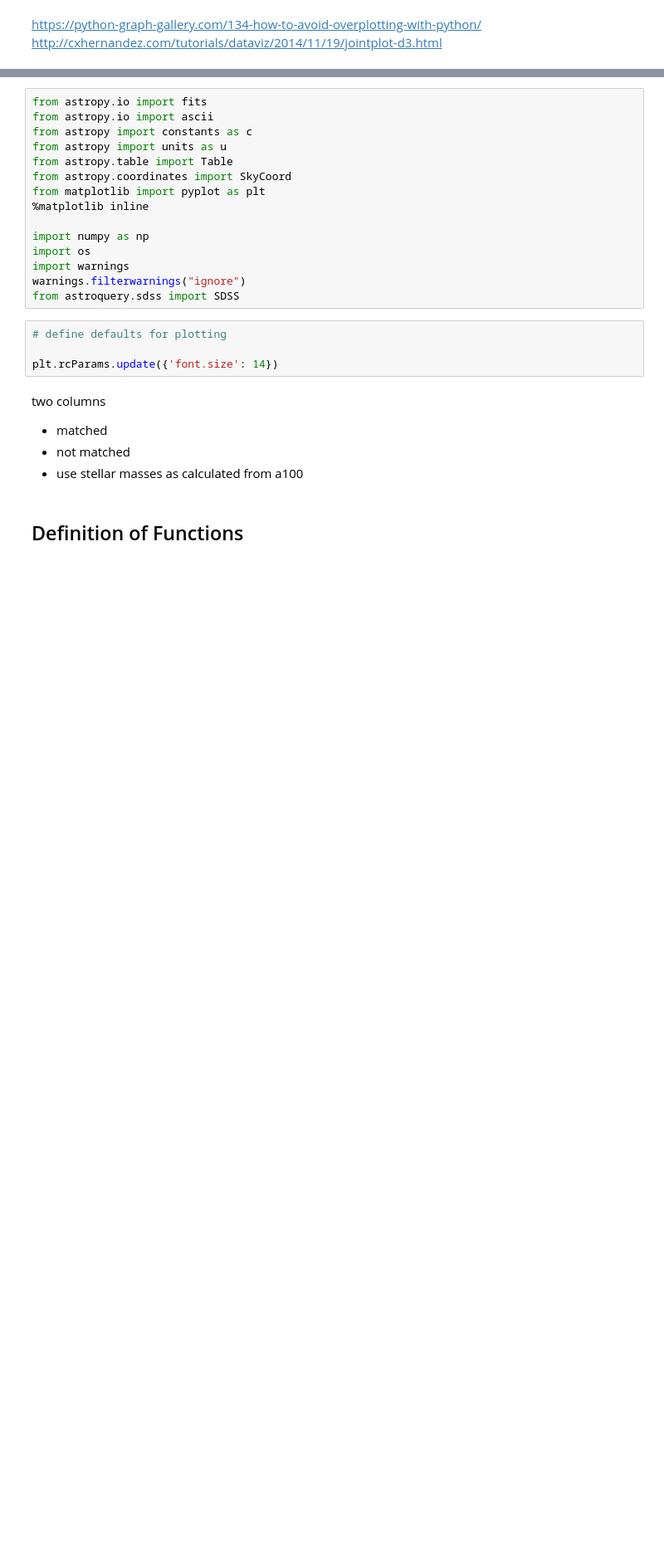
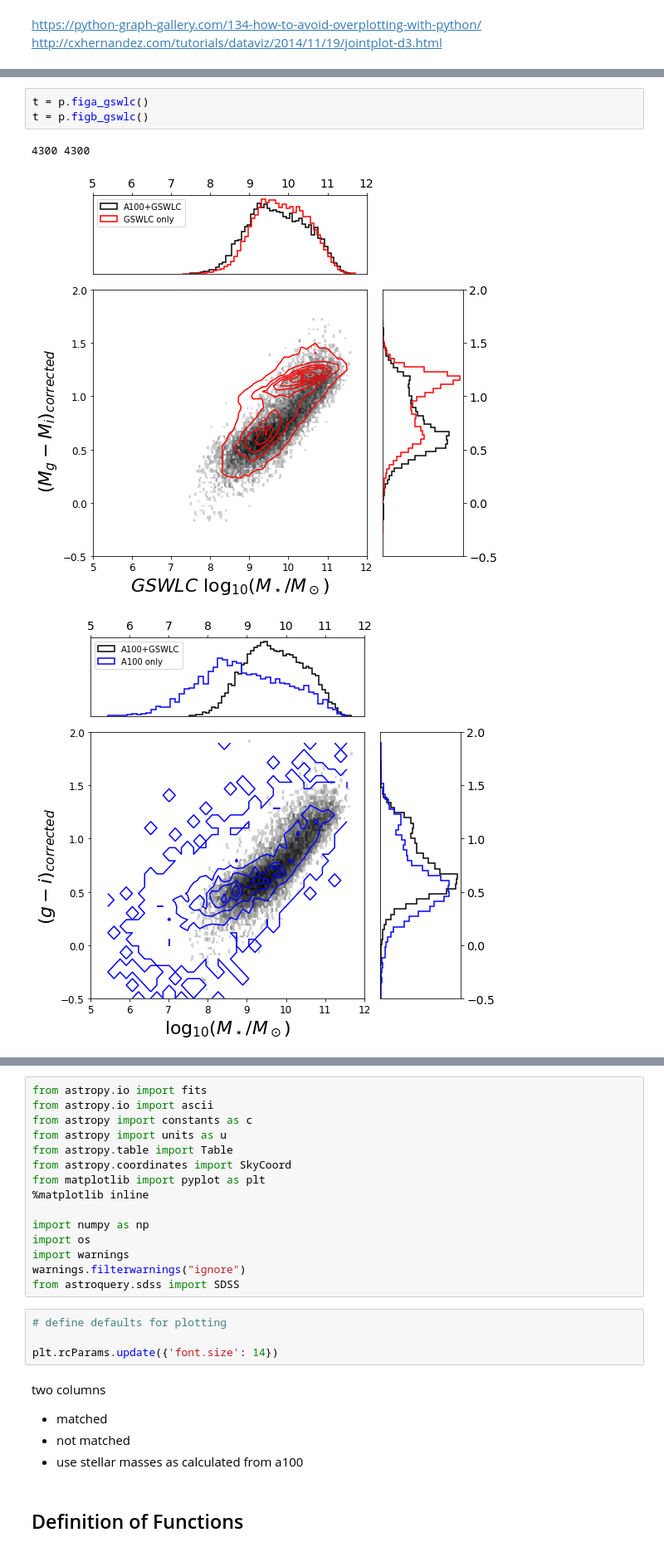
Before and after one commit to rfinn/APPSS, a Jupyter notebook: paper-plots.ipynb, the cells around one changed output, grey strips where cells are left out. Shown at 83% size. Cells and saved outputs as stored; diff of their text form; blank space fills up the shorter version.

Commit message:
updates on plots

```diff
--- a/paper-plots.ipynb
+++ b/paper-plots.ipynb
@@ -3,0 +58,7 @@ http://cxhernandez.com/tutorials/dataviz/2014/11/19/jointplot-d3.html
+# %%
+t = p.figa_gswlc()
+t = p.figb_gswlc()
+# %% [output]
+4300 4300
+[figure, added]
+[figure, added]
```
Also changed, not shown: parts of 9 cells of this notebook, 2 other files.
